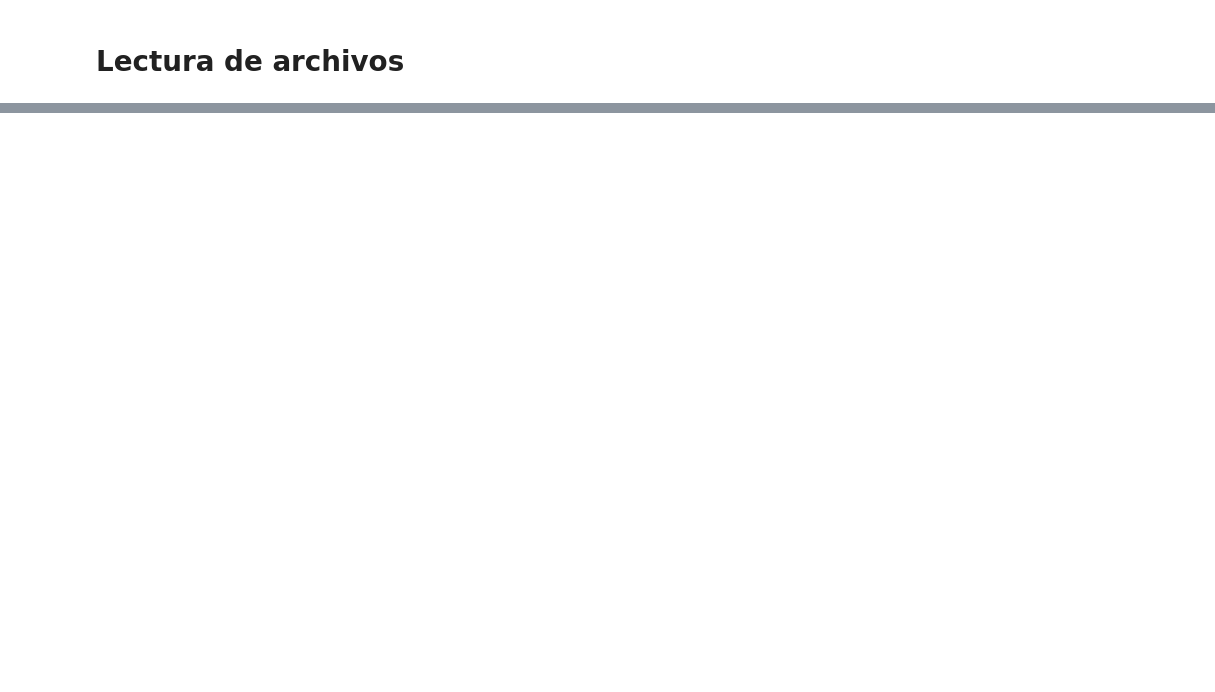
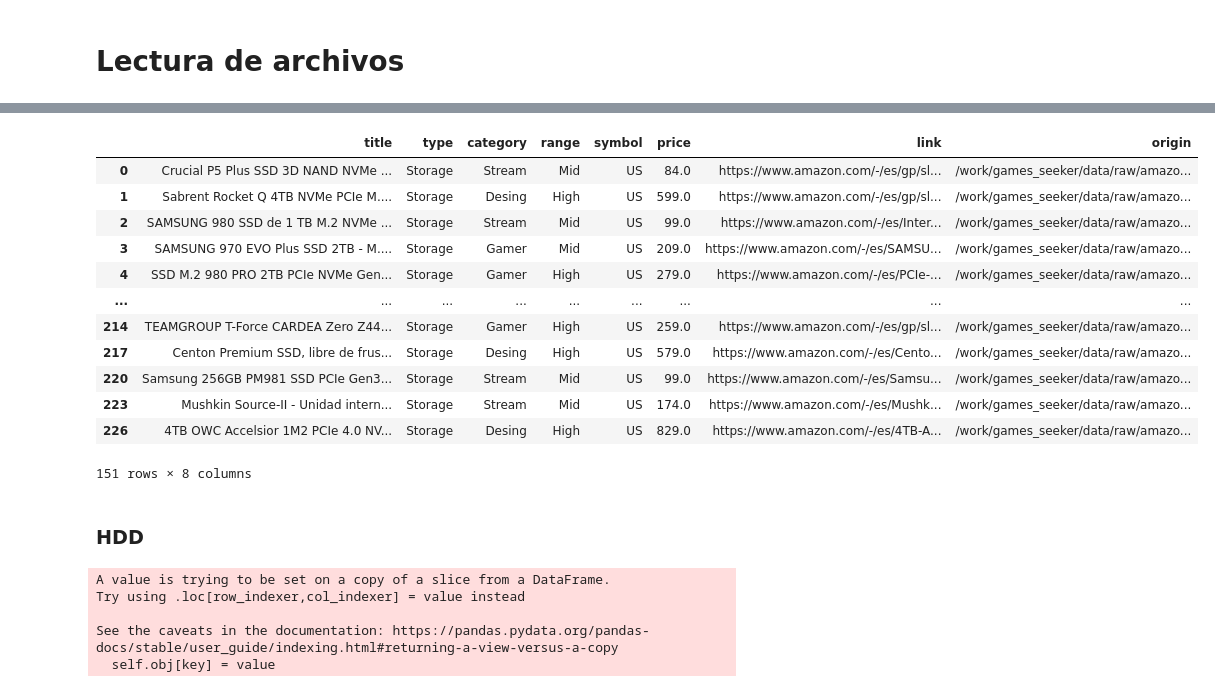
Before and after one commit to sgg10/games_seeker, a Jupyter notebook: notebooks/preprocessing/01_initial.ipynb, the cells around one changed output, grey strips where cells are left out. Saved outputs shown, nothing was run; the diff lists cells and outputs as text; code cells hidden in the pictures; blank space fills up the shorter version.

```diff
--- a/notebooks/preprocessing/01_initial.ipynb
+++ b/notebooks/preprocessing/01_initial.ipynb
@@ -40,0 +95,2 @@ dfs, nw = read_datasets(files)
+# %%
+ssd_df.loc[:, "type"] = "Storage"
@@ -40,0 +103,5 @@ dfs, nw = read_datasets(files)
+# %%
+ssd_df.loc[:, "category"] = ""
+ssd_df.loc[ssd_df["price"] <= 200, "category"] = "Stream"
+ssd_df.loc[(ssd_df["price"] > 200) & (ssd_df["price"] <= 550), "category"] = "Gamer"
+ssd_df.loc[ssd_df["price"] > 550, "category"] = "Desing"
@@ -40,0 +114,4 @@ dfs, nw = read_datasets(files)
+# %%
+ssd_df.loc[:, "range"] = ""
+ssd_df.loc[ssd_df["price"] <= 250, "range"] = "Mid"
+ssd_df.loc[ssd_df["price"] > 250, "range"] = "High"
@@ -40,0 +134,20 @@ dfs, nw = read_datasets(files)
+# %%
+dfs["amazon_nvme_m.2.csv"] = ssd_df[ORDERED_COLUMNS]
+# %%
+dfs["amazon_nvme_m.2.csv"]
+# %% [output]
+|  | title | type | category | range | symbol | price | link | origin |
+| 0 | Crucial P5 Plus SSD 3D NAND NVMe ... | Storage | Stream | Mid | US | 84.0 | https://www.amazon.com/-/es/gp/sl... | /work/games_seeker/data/raw/amazo... |
+| 1 | Sabrent Rocket Q 4TB NVMe PCIe M.... | Storage | Desing | High | US | 599.0 | https://www.amazon.com/-/es/gp/sl... | /work/games_seeker/data/raw/amazo... |
+| 2 | SAMSUNG 980 SSD de 1 TB M.2 NVMe ... | Storage | Stream | Mid | US | 99.0 | https://www.amazon.com/-/es/Inter... | /work/games_seeker/data/raw/amazo... |
+| 3 | SAMSUNG 970 EVO Plus SSD 2TB - M.... | Storage | Gamer | Mid | US | 209.0 | https://www.amazon.com/-/es/SAMSU... | /work/games_seeker/data/raw/amazo... |
+| 4 | SSD M.2 980 PRO 2TB PCIe NVMe Gen... | Storage | Gamer | High | US | 279.0 | https://www.amazon.com/-/es/PCIe-... | /work/games_seeker/data/raw/amazo... |
+| ... | ... | ... | ... | ... | ... | ... | ... | ... |
+| 214 | TEAMGROUP T-Force CARDEA Zero Z44... | Storage | Gamer | High | US | 259.0 | https://www.amazon.com/-/es/gp/sl... | /work/games_seeker/data/raw/amazo... |
+| 217 | Centon Premium SSD, libre de frus... | Storage | Desing | High | US | 579.0 | https://www.amazon.com/-/es/Cento... | /work/games_seeker/data/raw/amazo... |
+| 220 | Samsung 256GB PM981 SSD PCIe Gen3... | Storage | Stream | Mid | US | 99.0 | https://www.amazon.com/-/es/Samsu... | /work/games_seeker/data/raw/amazo... |
+| 223 | Mushkin Source-II - Unidad intern... | Storage | Stream | Mid | US | 174.0 | https://www.amazon.com/-/es/Mushk... | /work/games_seeker/data/raw/amazo... |
+| 226 | 4TB OWC Accelsior 1M2 PCIe 4.0 NV... | Storage | Desing | High | US | 829.0 | https://www.amazon.com/-/es/4TB-A... | /work/games_seeker/data/raw/amazo... |
+151 rows × 8 columns
+# %% [markdown]
+### HDD
@@ -40,0 +158,8 @@ dfs, nw = read_datasets(files)
+# %%
+hdd_df.loc[:, "type"] = "Storage"
+# %% [output]
+A value is trying to be set on a copy of a slice from a DataFrame.
+Try using .loc[row_indexer,col_indexer] = value instead
+
+See the caveats in the documentation: https://pandas.pydata.org/pandas-docs/stable/user_guide/indexing.html#returning-a-view-versus-a-copy
+  self.obj[key] = value
```
Also changed, not shown: parts of 87 cells of this notebook.
